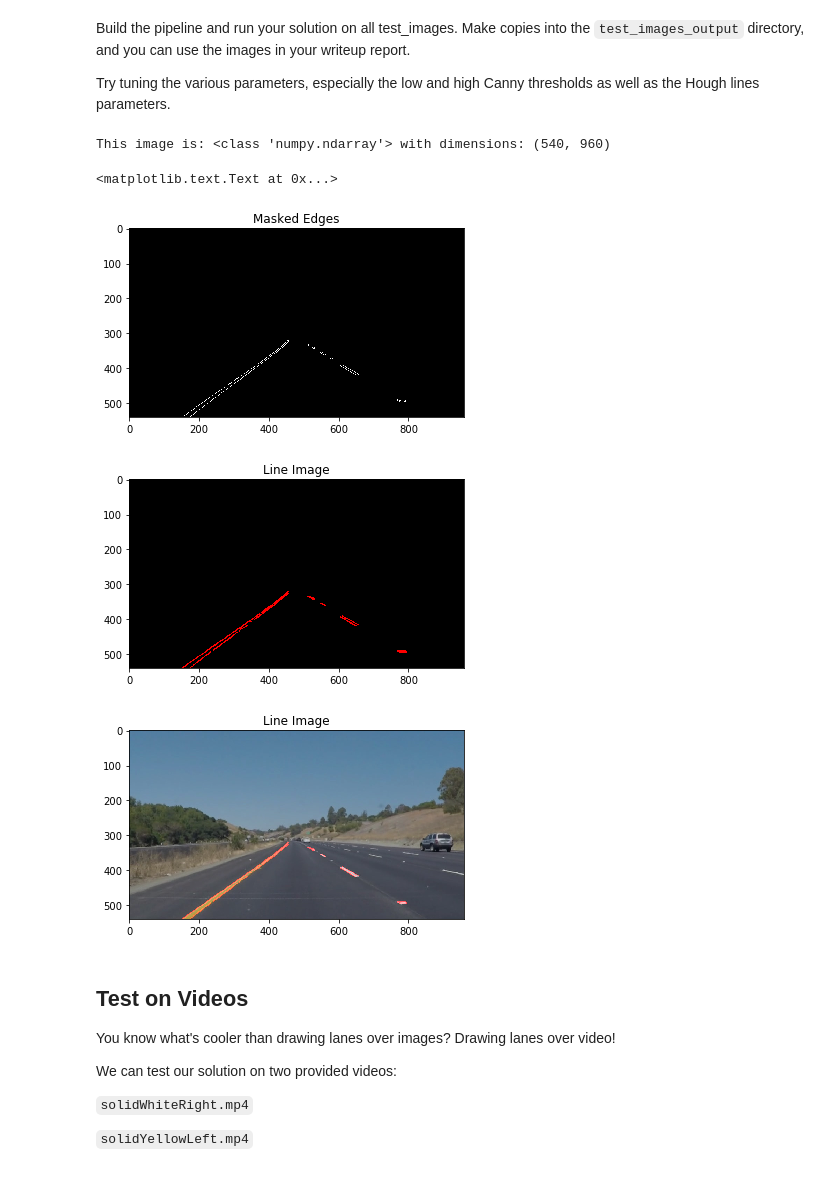
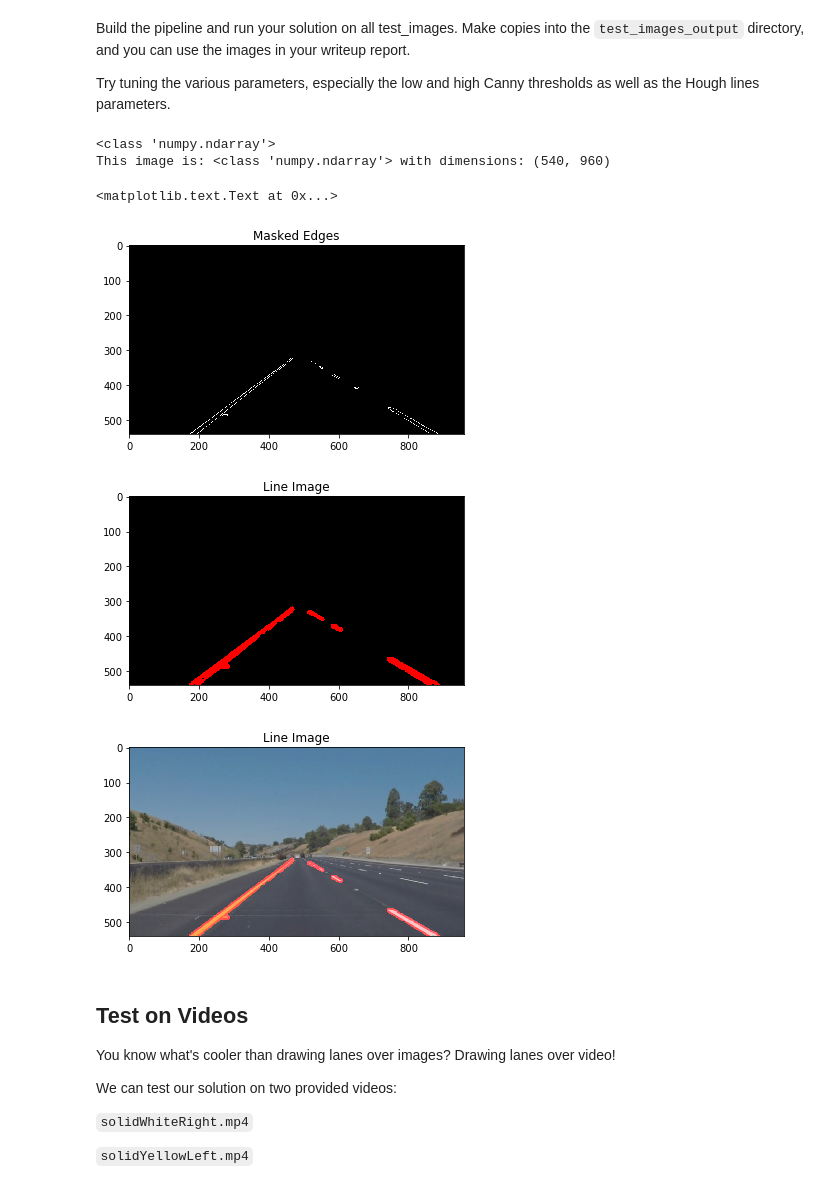
Before and after one commit to OwenHua666/SDCar_P1_Term1, a Jupyter notebook: P1.ipynb, the cells around one changed output. Cells and saved outputs as stored; diff of their text form; code cells hidden in the pictures.

```diff
--- a/P1.ipynb
+++ b/P1.ipynb
@@ -197,7 +197,8 @@ Try tuning the various parameters, especially the low and high Canny thresholds
 # then save them to the test_images directory.
 
 # Read in and grayscale the image
-image = mpimg.imread('test_images/solidYellowCurve.jpg')
+image = mpimg.imread('test_images/whiteCarLaneSwitch.jpg')
+print(type(image))
 gray = grayscale(image)
 print('This image is:', type(image), 'with dimensions:', gray.shape)
 # plt.figure()
@@ -220,39 +221,41 @@ edges = canny(blur_gray, low_threshold, high_threshold)
 mask = np.zeros_like(edges)
 ignore_mask_color = 255
 imshape = image.shape
-vertices = np.array([[(70,imshape[0]),(455, 320), (515, 320), (900,imshape[0])]], dtype=np.int32)
+vertices = np.array([[(150,imshape[0]),(445, 320), (515, 320), (900,imshape[0])]], dtype=np.int32)
 masked_edges = region_of_interest(edges, vertices)
 plt.figure()
 plt.imshow(masked_edges,cmap = 'Greys_r')
 plt.title("Masked Edges")
 
 # Define the Hough transform parameters
 # Make a blank image the same size as our image to draw on
 rho = 1 # distance resolution in pixels of the Hough grid
 theta = np.pi/180 # angular resolution in radians of the Hough grid
 threshold = 1     # minimum number of votes (intersections in Hough grid cell)
 min_line_len = 12 # minimum number of pixels making up a line
 max_line_gap = 12    # maximum gap in pixels between connectable line segments
 
 # Run Hough on edge detected image
 # Output "lines" is an array containing endpoints of detected line segments
 line_image = hough_lines(masked_edges, rho, theta, threshold, min_line_len, max_line_gap)
 plt.figure()
 plt.imshow(line_image)
 plt.title("Line Image")
 
 
 # Draw the lines on the edge image
 lines_image = weighted_img(line_image, image, α=0.8, β=1., λ=0.)
-plt.figure()
+output = plt.figure()
 plt.imshow(lines_image)
 plt.title('Line Image')
+# output.savefig('test_images_output/whiteCarLaneSwitchLD.jpg')
 # %% [output]
+<class 'numpy.ndarray'>
 This image is: <class 'numpy.ndarray'> with dimensions: (540, 960)
 <matplotlib.text.Text at 0x...>
-[figure, old version]
+[figure, new version]
-[figure, old version]
+[figure, new version]
-[figure, old version]
+[figure, new version]
 # %% [markdown]
 ## Test on Videos
 
```
Also changed, not shown: parts of 8 cells of this notebook, 9 other files.
